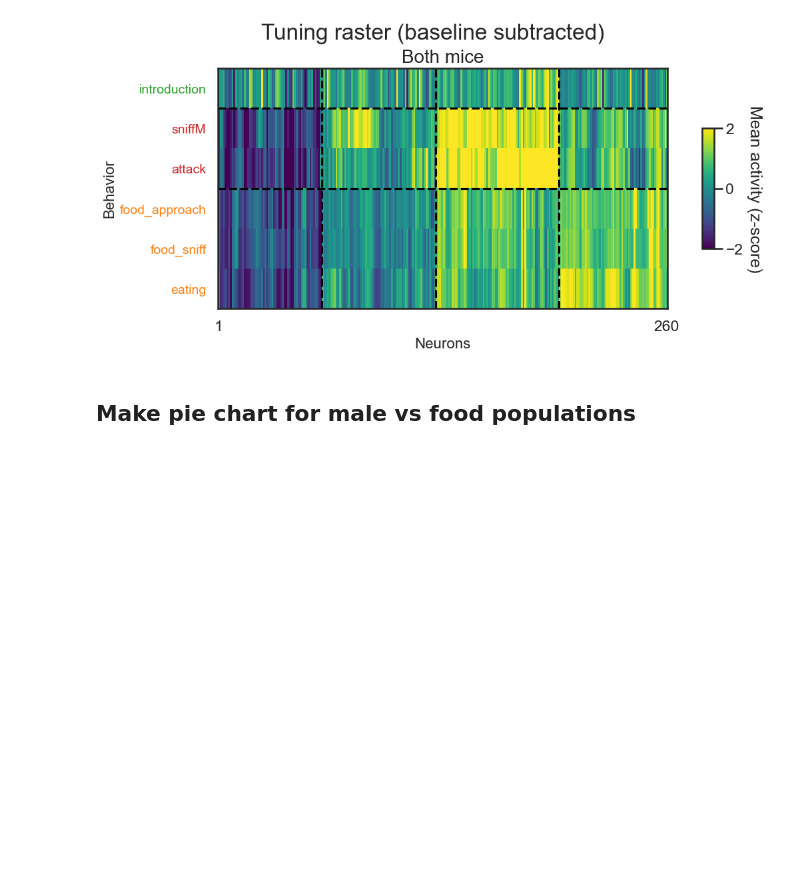
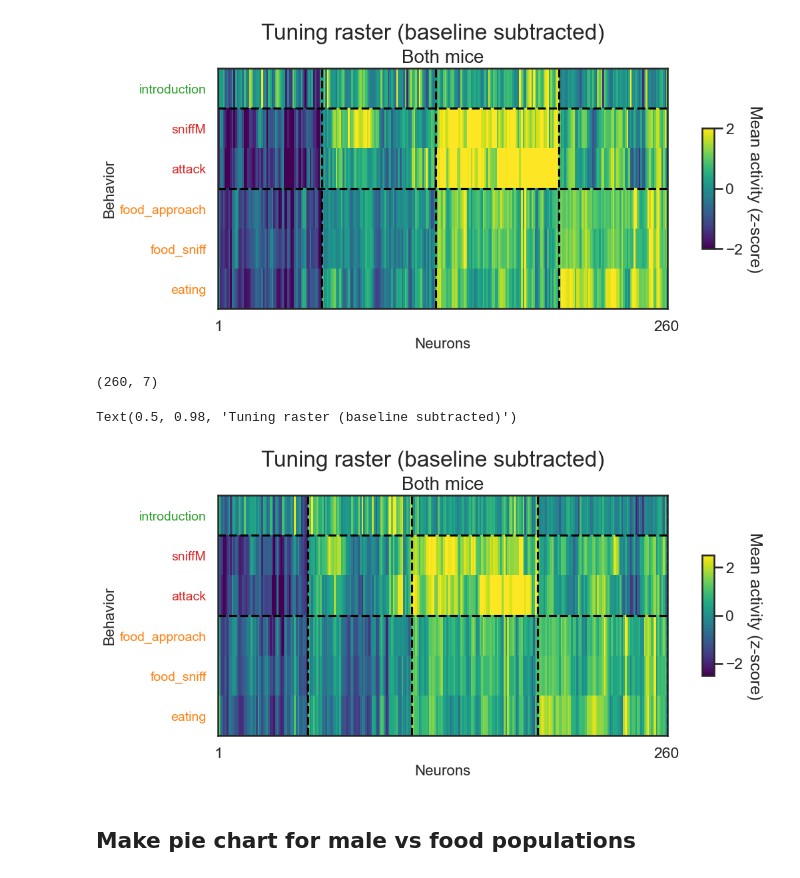
Before and after one commit to CharlesXu-Jingyue/DJA_FallRotation, a Jupyter notebook: DJA_HangryMice/tuning_raster_pie_fasted.ipynb, the cells around one changed output. Drawn from its saved outputs; the diff is of its cells as text; code cells hidden in the pictures; blank space fills up the shorter version.

```diff
--- a/DJA_HangryMice/tuning_raster_pie_fasted.ipynb
+++ b/DJA_HangryMice/tuning_raster_pie_fasted.ipynb
@@ -919,6 +919,78 @@ plt.suptitle('Tuning raster (baseline subtracted)', fontsize=24)
 # plt.savefig("figures/20231205/TuningRasterNBBoth.svg")
 # %% [output]
 [figure]
+# %%
+data_reordered_both.shape
+# %% [output]
+(260, 7)
+# %%
+n_neurons_both = mean_activity_both.shape[1]
+n_clusters_both = 4
+cluster_labels_both, data_reordered_both, neuron_ids_reordered_both = fit_kmeans(n_clusters_both, mean_activity_both.T)
+
+# Reorder the cluster again
+cluster_order_both = [3, 2, 1, 0]
+
+i_cluster_lower = 0
+for i, i_cluster in enumerate(cluster_order_both):
+    i_cluster_upper = i_cluster_lower + sum(cluster_labels_both == i_cluster)
+    data_reordered_both[i_cluster_lower:i_cluster_upper, :] = mean_activity_both[:, cluster_labels_both == i_cluster].T
+    i_cluster_lower = i_cluster_upper
+
+data_reordered_nb_both = np.zeros_like(data_reordered_both)
+for i in range(n_labels):
+    data_reordered_nb_both[:,i] = data_reordered_both[:,i] - data_reordered_both[:,0]
+data_reordered_nb_both = data_reordered_nb_both[:,1:]
+
+# Plot tuning raster
+fig, ax = plt.subplots(figsize=(10, 5), constrained_layout=True)
+
+# Determine the color scale based on the min and max of both datasets
+vmin = data_reordered_nb_both.min()
+vmax = data_reordered_nb_both.max()
+divnorm = mcolors.TwoSlopeNorm(vmin=vmin, vcenter=0, vmax=vmax)
+
+# Plot the tuning raster
+im = ax.imshow(data_reordered_nb_both.T, cmap='viridis', aspect='auto', interpolation='none', vmin=-2.5, vmax=2.5)
+ax.set_title('Both mice', fontsize=20)
+# ax.set_xticks(np.arange(n_neurons_both, step=10))
+# ax.set_xticklabels(np.arange(n_neurons_both, step=10)+1)
+ax.set_xticks([0, n_neurons_both-1])
+ax.set_xticklabels([1, n_neurons_both])
+ax.set_xlabel('Neurons', fontsize=16)
+ax.set_yticks(np.arange(n_labels-1))
+ax.set_yticklabels(labels[1:], fontsize=14)
+ax.set_ylabel('Behavior', fontsize=16)
+
+# Color the yticklabels
+ytickcolors_nb = ['tab:green',
+               'tab:red', 'tab:red',
+               'tab:orange', 'tab:orange', 'tab:orange']
+
+# Get the yticklabels and set their color
+for i, yticklabel in enumerate(ax.get_yticklabels()):
+    yticklabel.set_color(ytickcolors_nb[i % len(ytickcolors_nb)])
+
+# Separate clusters
+vline_x = 0
+for c in cluster_order_both:
+    vline_x += sum(cluster_labels_both == c)
+    ax.axvline(x=vline_x - 1/2, color='black', linestyle='--')
+
+# Separate behaviors
+group_indices = [1, 3] # Indices of the first behavior in each group
+for b in group_indices:
+    ax.axhline(y=b-1/2, color='black', linestyle='--')
+
+# Add a colarbar
+cbar = fig.colorbar(im, ax=ax, shrink=0.5, aspect=10)
+cbar.set_label('Mean activity (z-score)', rotation=-90, va="bottom")
+
+plt.suptitle('Tuning raster (baseline subtracted)', fontsize=24)
+# plt.savefig("figures/20231202/TuningRasterBoth.svg")
+# %% [output]
+Text(0.5, 0.98, 'Tuning raster (baseline subtracted)')
+[figure, added]
 # %% [markdown]
 ## Make pie chart for male vs food populations
 # %%
```
Also changed, not shown: 15 other files.
